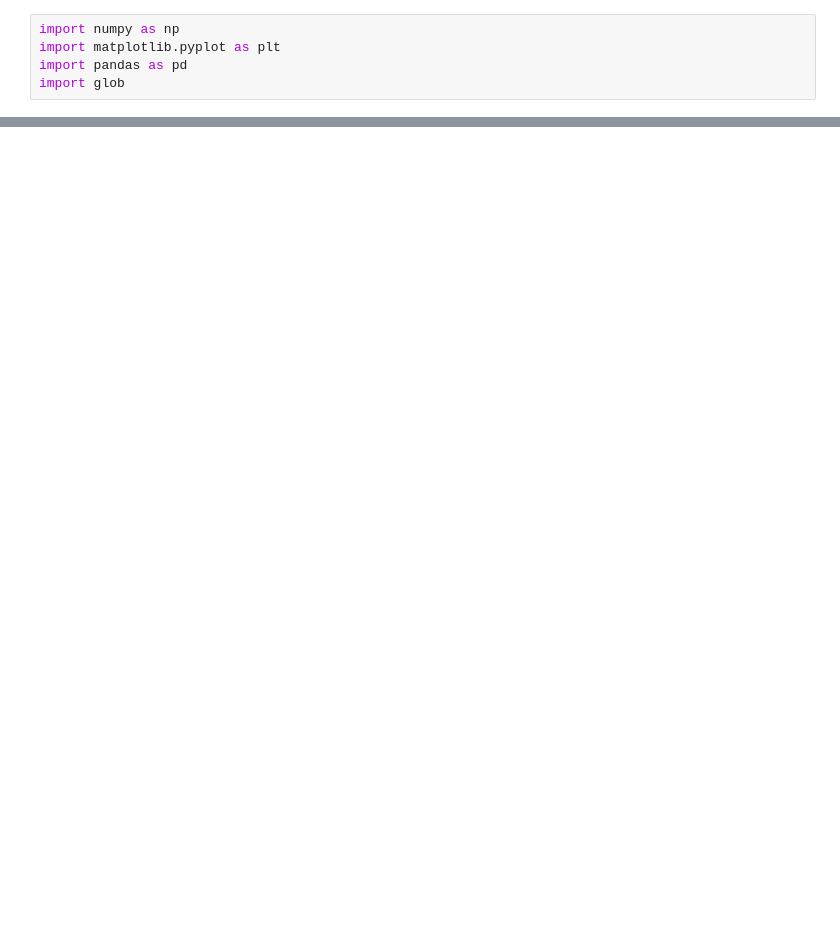
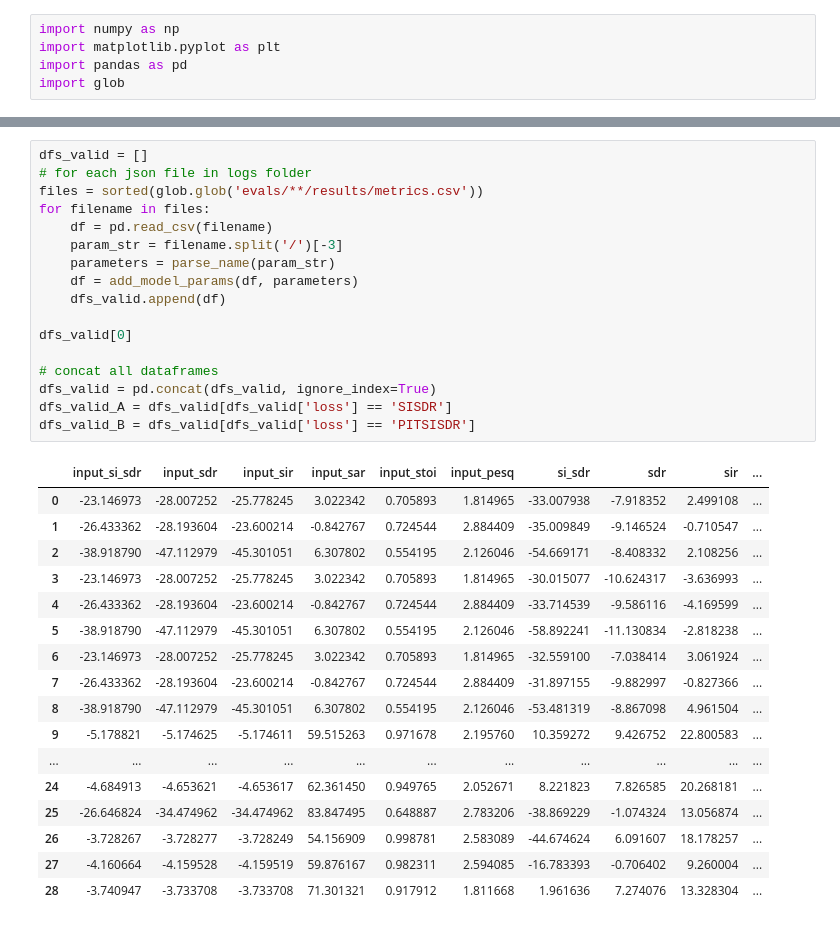
Before and after one commit to mp-smc23/demucs-v2-ps-ts, a Jupyter notebook: plot_training.ipynb, the cells around one changed output, grey strips where cells are left out. Saved outputs shown, nothing was run; the diff lists cells and outputs as text; blank space fills up the shorter version.

```diff
--- a/plot_training.ipynb
+++ b/plot_training.ipynb
@@ -92,0 +100,35 @@ for df in dfs:
+# %%
+dfs_valid = []
+# for each json file in logs folder
+files = sorted(glob.glob('evals/**/results/metrics.csv'))
+for filename in files:
+    df = pd.read_csv(filename)
+    param_str = filename.split('/')[-3]
+    parameters = parse_name(param_str)
+    df = add_model_params(df, parameters)
+    dfs_valid.append(df)
+
+dfs_valid[0]
+
+# concat all dataframes
+dfs_valid = pd.concat(dfs_valid, ignore_index=True)
+dfs_valid_A = dfs_valid[dfs_valid['loss'] == 'SISDR']
+dfs_valid_B = dfs_valid[dfs_valid['loss'] == 'PITSISDR']
+# %% [output]
+|  | input_si_sdr | input_sdr | input_sir | input_sar | input_stoi | input_pesq | si_sdr | sdr | sir | ... |
+| 0 | -23.146973 | -28.007252 | -25.778245 | 3.022342 | 0.705893 | 1.814965 | -33.007938 | -7.918352 | 2.499108 | ... |
+| 1 | -26.433362 | -28.193604 | -23.600214 | -0.842767 | 0.724544 | 2.884409 | -35.009849 | -9.146524 | -0.710547 | ... |
+| 2 | -38.918790 | -47.112979 | -45.301051 | 6.307802 | 0.554195 | 2.126046 | -54.669171 | -8.408332 | 2.108256 | ... |
+| 3 | -23.146973 | -28.007252 | -25.778245 | 3.022342 | 0.705893 | 1.814965 | -30.015077 | -10.624317 | -3.636993 | ... |
+| 4 | -26.433362 | -28.193604 | -23.600214 | -0.842767 | 0.724544 | 2.884409 | -33.714539 | -9.586116 | -4.169599 | ... |
+| 5 | -38.918790 | -47.112979 | -45.301051 | 6.307802 | 0.554195 | 2.126046 | -58.892241 | -11.130834 | -2.818238 | ... |
+| 6 | -23.146973 | -28.007252 | -25.778245 | 3.022342 | 0.705893 | 1.814965 | -32.559100 | -7.038414 | 3.061924 | ... |
+| 7 | -26.433362 | -28.193604 | -23.600214 | -0.842767 | 0.724544 | 2.884409 | -31.897155 | -9.882997 | -0.827366 | ... |
+| 8 | -38.918790 | -47.112979 | -45.301051 | 6.307802 | 0.554195 | 2.126046 | -53.481319 | -8.867098 | 4.961504 | ... |
+| 9 | -5.178821 | -5.174625 | -5.174611 | 59.515263 | 0.971678 | 2.195760 | 10.359272 | 9.426752 | 22.800583 | ... |
+| ... | ... | ... | ... | ... | ... | ... | ... | ... | ... | ... |
+| 24 | -4.684913 | -4.653621 | -4.653617 | 62.361450 | 0.949765 | 2.052671 | 8.221823 | 7.826585 | 20.268181 | ... |
+| 25 | -26.646824 | -34.474962 | -34.474962 | 83.847495 | 0.648887 | 2.783206 | -38.869229 | -1.074324 | 13.056874 | ... |
+| 26 | -3.728267 | -3.728277 | -3.728249 | 54.156909 | 0.998781 | 2.583089 | -44.674624 | 6.091607 | 18.178257 | ... |
+| 27 | -4.160664 | -4.159528 | -4.159519 | 59.876167 | 0.982311 | 2.594085 | -16.783393 | -0.706402 | 9.260004 | ... |
+| 28 | -3.740947 | -3.733708 | -3.733708 | 71.301321 | 0.917912 | 1.811668 | 1.961636 | 7.274076 | 13.328304 | ... |
```
Also changed, not shown: parts of 4 cells of this notebook, 9 other files.
